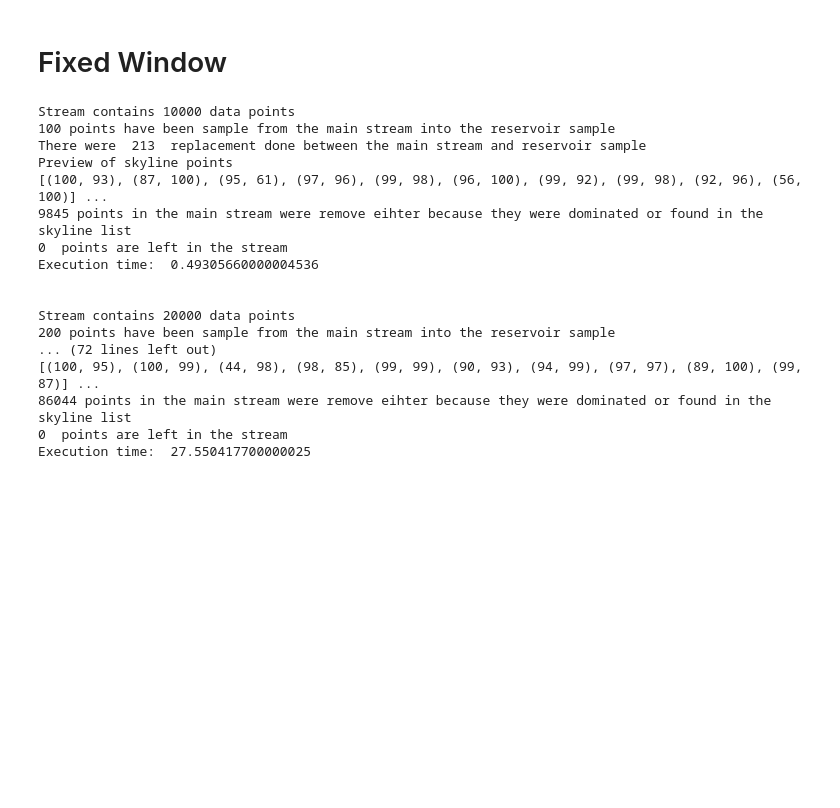
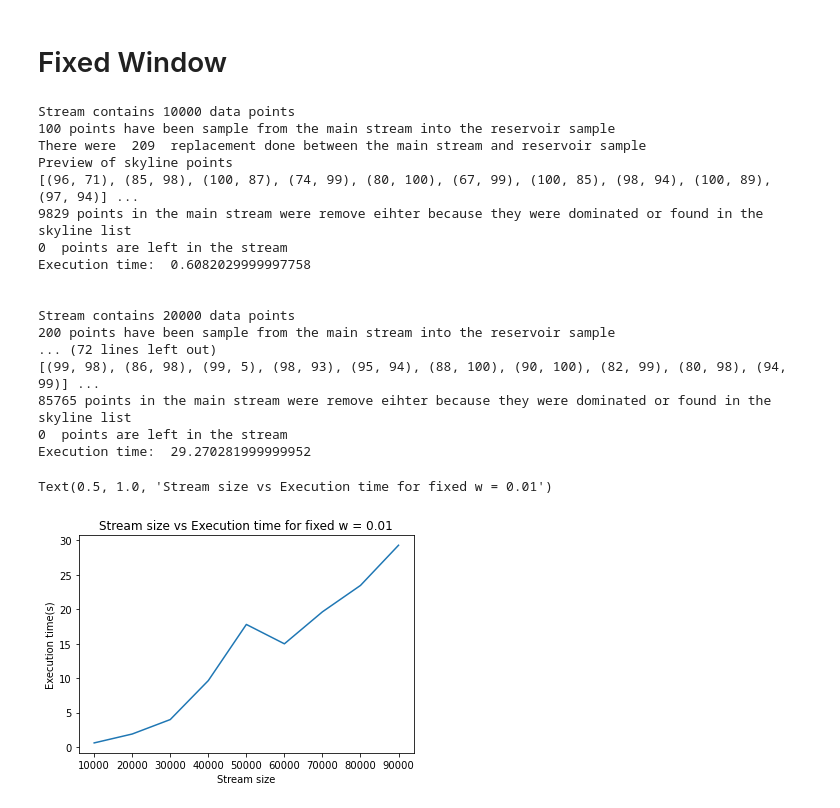
Before and after one commit to MSBGDA/Algorithms-for-BigData, a Jupyter notebook: skyline.ipynb, the cells around one changed output. Drawn from its saved outputs; the diff is of its cells as text; code cells hidden in the pictures; blank space fills up the shorter version.

```diff
--- a/skyline.ipynb
+++ b/skyline.ipynb
@@ -198,12 +266,15 @@ Current value of m-prime is  1
 import time
 import math
 
+sample = []
+exec_time = []
 for size in range(10000,100000,10000):
     stream = generate_points(size)
     w = int(0.01 * len(stream)) # getting the number of points using window size of 0.01.
     output_stream = stream[:] # Assuming output and stream data at thesame at the beginning
     n = len(output_stream)
 
+    sample.append(size)
     tic = time.perf_counter()  # starts the timer
     # simple running the elimate algorithm with w/24
     while n > 0:
@@ -214,22 +285,34 @@ for size in range(10000,100000,10000):
         n = len(output_stream)
     toc = time.perf_counter()
     print("Execution time: ", toc - tic)
+    exec_time.append(toc - tic)
     print("\n")
 # %% [output]
 Stream contains 10000 data points
 100 points have been sample from the main stream into the reservoir sample
-There were  213  replacement done between the main stream and reservoir sample
+There were  209  replacement done between the main stream and reservoir sample
 Preview of skyline points
-[(100, 93), (87, 100), (95, 61), (97, 96), (99, 98), (96, 100), (99, 92), (99, 98), (92, 96), (56, 100)] ...
-9845 points in the main stream were remove eihter because they were dominated or found in the skyline list
+[(96, 71), (85, 98), (100, 87), (74, 99), (80, 100), (67, 99), (100, 85), (98, 94), (100, 89), (97, 94)] ...
+9829 points in the main stream were remove eihter because they were dominated or found in the skyline list
 0  points are left in the stream
-Execution time:  0.49305660000004536
+Execution time:  0.6082029999997758
 
 
 Stream contains 20000 data points
 200 points have been sample from the main stream into the reservoir sample
 ... (72 lines left out)
-[(100, 95), (100, 99), (44, 98), (98, 85), (99, 99), (90, 93), (94, 99), (97, 97), (89, 100), (99, 87)] ...
-86044 points in the main stream were remove eihter because they were dominated or found in the skyline list
+[(99, 98), (86, 98), (99, 5), (98, 93), (95, 94), (88, 100), (90, 100), (82, 99), (80, 98), (94, 99)] ...
+85765 points in the main stream were remove eihter because they were dominated or found in the skyline list
 0  points are left in the stream
-Execution time:  27.550417700000025
+Execution time:  29.270281999999952
+# %%
+from matplotlib import pyplot as plt
+
+fig = plt.figure()
+plt.plot(sample, exec_time)
+plt.xlabel('Stream size')
+plt.ylabel('Execution time(s)')
+plt.title("Stream size vs Execution time for fixed w = 0.01")
+# %% [output]
+Text(0.5, 1.0, 'Stream size vs Execution time for fixed w = 0.01')
+[figure, added]
```
Also changed, not shown: parts of 9 cells of this notebook.
